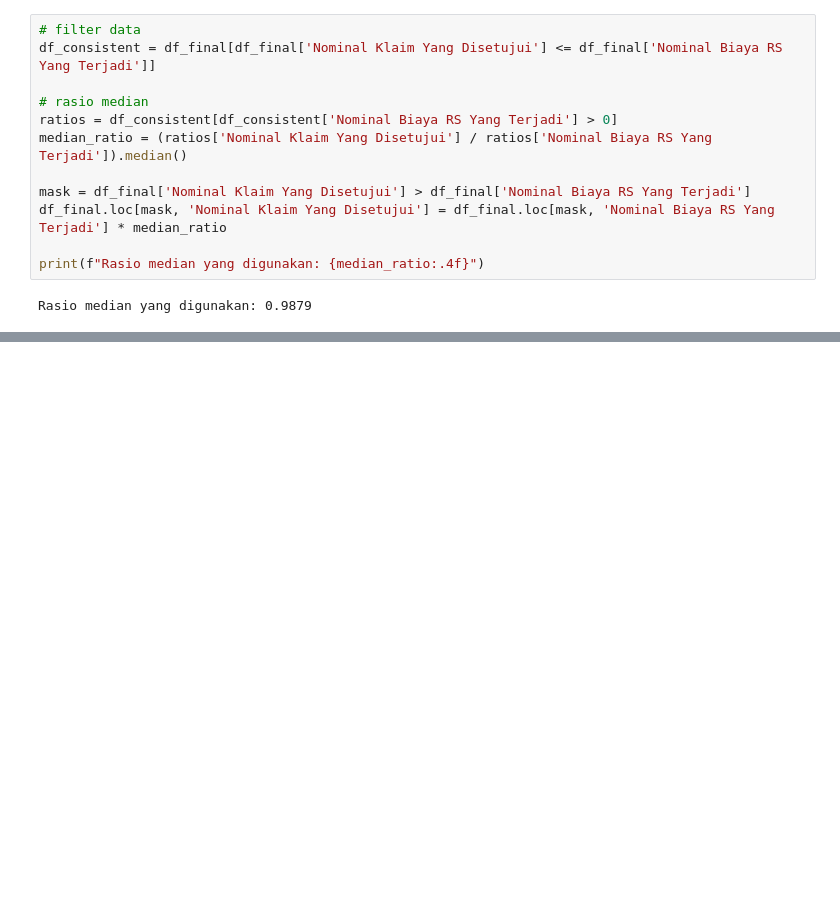
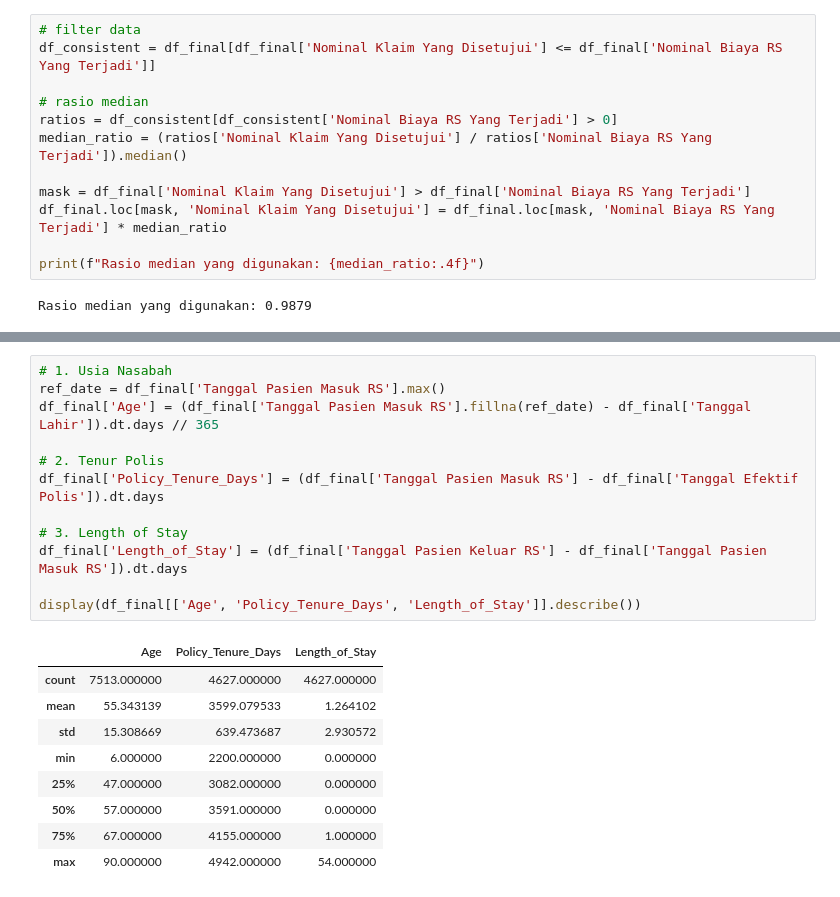
Before and after one commit to ababilkhoerulimam/insurance-claim-forecasting-mcfitb26, a Jupyter notebook: MCFITB26.ipynb, the cells around one changed output, grey strips where cells are left out. Drawn from its saved outputs; the diff is of its cells as text; blank space fills up the shorter version.

```diff
--- a/MCFITB26.ipynb
+++ b/MCFITB26.ipynb
@@ -196,0 +247,22 @@ Rasio median yang digunakan: 0.9879
+# %%
+# 1. Usia Nasabah
+ref_date = df_final['Tanggal Pasien Masuk RS'].max()
+df_final['Age'] = (df_final['Tanggal Pasien Masuk RS'].fillna(ref_date) - df_final['Tanggal Lahir']).dt.days // 365
+
+# 2. Tenur Polis
+df_final['Policy_Tenure_Days'] = (df_final['Tanggal Pasien Masuk RS'] - df_final['Tanggal Efektif Polis']).dt.days
+
+# 3. Length of Stay
+df_final['Length_of_Stay'] = (df_final['Tanggal Pasien Keluar RS'] - df_final['Tanggal Pasien Masuk RS']).dt.days
+
+display(df_final[['Age', 'Policy_Tenure_Days', 'Length_of_Stay']].describe())
+# %% [output]
+|  | Age | Policy_Tenure_Days | Length_of_Stay |
+| count | 7513.000000 | 4627.000000 | 4627.000000 |
+| mean | 55.343139 | 3599.079533 | 1.264102 |
+| std | 15.308669 | 639.473687 | 2.930572 |
+| min | 6.000000 | 2200.000000 | 0.000000 |
+| 25% | 47.000000 | 3082.000000 | 0.000000 |
+| 50% | 57.000000 | 3591.000000 | 0.000000 |
+| 75% | 67.000000 | 4155.000000 | 1.000000 |
+| max | 90.000000 | 4942.000000 | 54.000000 |
```
Also changed, not shown: parts of 8 cells of this notebook.
